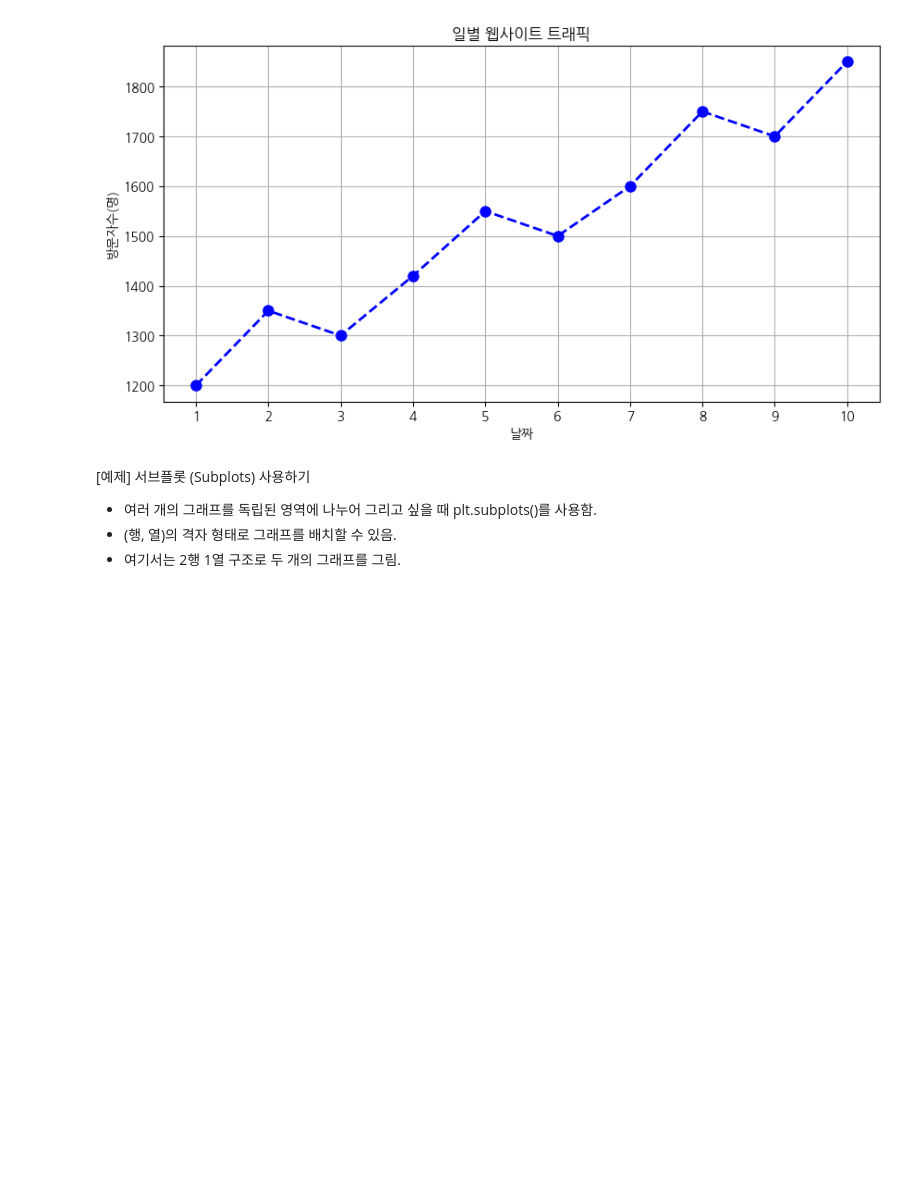
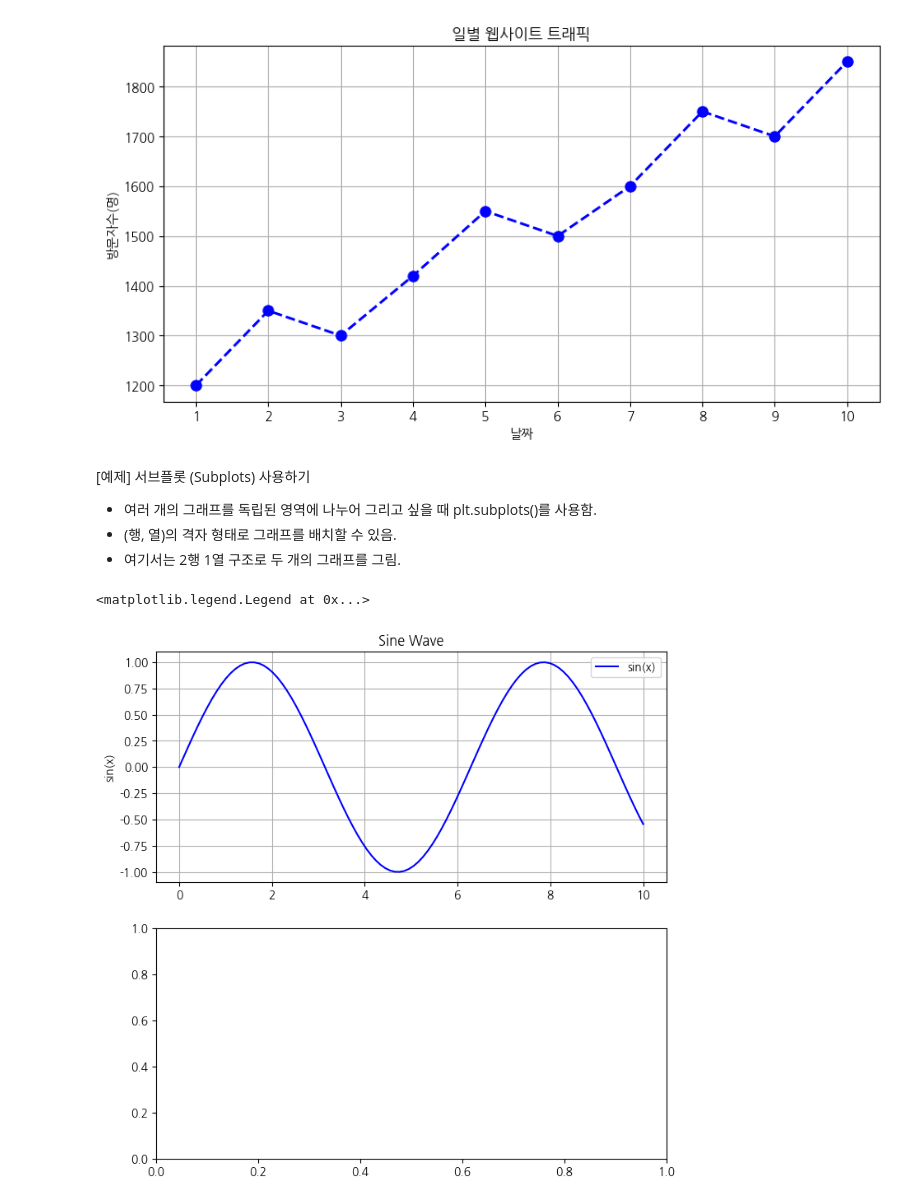
Before and after one commit to ongsoony8382/financial-data-programming, a Jupyter notebook: 데이터_시각화_(1)_3주차_동영상.ipynb, the cells around one changed output. Cells and saved outputs as stored; diff of their text form; code cells hidden in the pictures; blank space fills up the shorter version.

```diff
--- a/데이터_시각화_(1)_3주차_동영상.ipynb
+++ b/데이터_시각화_(1)_3주차_동영상.ipynb
@@ -72,3 +72,24 @@ plt.show()
 - 여러 개의 그래프를 독립된 영역에 나누어 그리고 싶을 때 plt.subplots()를 사용함.
 - (행, 열)의 격자 형태로 그래프를 배치할 수 있음.
 - 여기서는 2행 1열 구조로 두 개의 그래프를 그림.
+# %%
+import matplotlib.pyplot as plt
+import numpy as np
+
+# 데이터 준비
+x = np.linspace(0, 10, 100) # 0부터 10까지 100개의 점
+y1 = np.sin(x) # sin 곡선
+y2 = np.cos(x) # cos 곡선
+
+# 2행 1열의 서브플롯 생성
+fig, (ax1, ax2) = plt.subplots(2,1, figsize = (8,8)) # (행, 열, 크기)
+
+# 첫 번째 그래프 (ax1)
+ax1.plot(x, y1, color = 'blue', label = 'sin(x)')
+ax1.set_title('Sine Wave')
+ax1.set_ylabel('sin(x)')
+ax1.grid(True)
+ax1.legend()
+# %% [output]
+<matplotlib.legend.Legend at 0x...>
+[figure, added]
```
